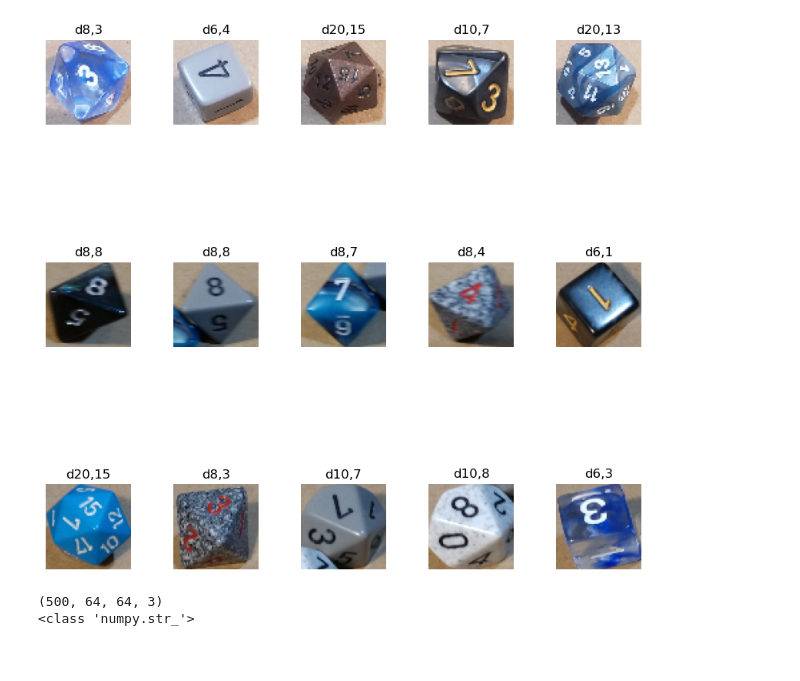
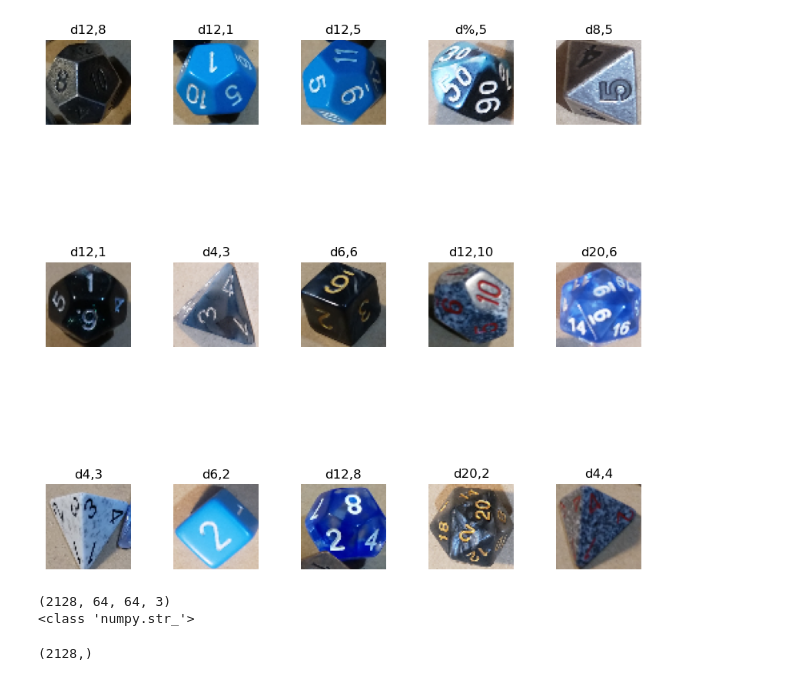
Before and after one commit to lukemcneil/recognizing-dice-values, a Jupyter notebook: CNN Custom Model.ipynb, the cells around one changed output. Drawn from its saved outputs; the diff is of its cells as text; code cells hidden in the pictures.

```diff
--- a/CNN Custom Model.ipynb
+++ b/CNN Custom Model.ipynb
@@ -36,13 +37,14 @@ def buildCustomModel(input_shape, output, convolutionalRegions=5, layersInRegion
                      activation='softmax'))
     return model
 # %%
-data = np.load("/work/MA490_DeepLearning/Share/Dice/CleanedDiceData64.npz", allow_pickle=True)
+data = np.load("/work/MA490_DeepLearning/Share/Dice/RotatedDiceImages64pix.npz", allow_pickle=True)
 images = data["images"]
 labels = data["labels"]
-PlotImages(2000, 15, 3, 5, images, labels)
+# images[500:,:] = images[500:,:] / 255
+PlotImages(499, 15, 3, 5, images, labels)
 plt.show()
 # %% [output]
-[figure, old version]
+[figure, new version]
 # %%
 typeOfDice = 6
 d6images = []
@@ -69,9 +71,16 @@ print(d6images.shape)
 print(type(d6labels[0]))
 X = d6images
 y = np.array(list(map(lambda x: float(x) - 1, d6labels)))
+# X = images
+# y = np.array(list(map(lambda x: float(x) - 1, labels)))
+# y = to_categorical(y)
 # %% [output]
-(500, 64, 64, 3)
+(2128, 64, 64, 3)
 <class 'numpy.str_'>
+# %%
+y.shape
+# %% [output]
+(2128,)
 # %%
 ###################
 gpus = tf.config.list_physical_devices('GPU')
```
Also changed, not shown: parts of 5 cells of this notebook.
